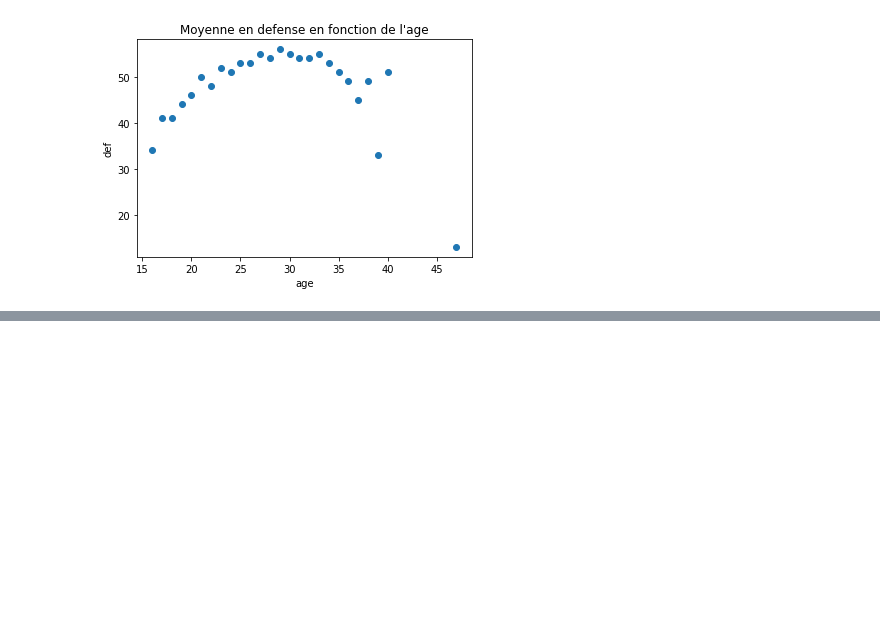
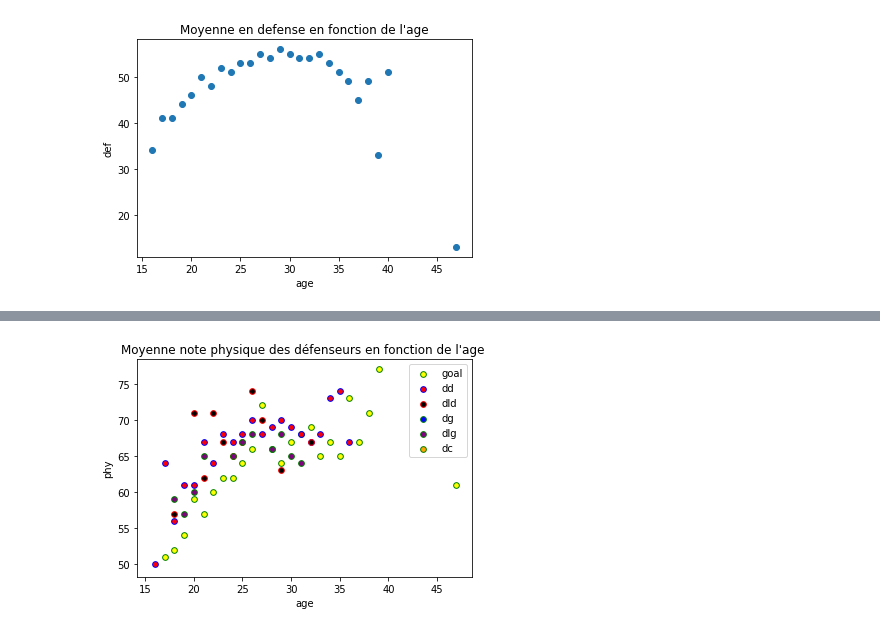
Before and after one commit to enzomasson25/football_data_science, a Jupyter notebook: AnalyseCSV.ipynb, the cells around one changed output, grey strips where cells are left out. Saved outputs shown, nothing was run; the diff lists cells and outputs as text; code cells hidden in the pictures; blank space fills up the shorter version.

```diff
--- a/AnalyseCSV.ipynb
+++ b/AnalyseCSV.ipynb
@@ -4,6 +4,9 @@ import pandas as pd
 import numpy as np
 
 dataframe = pd.read_csv("players.csv")
+
+position = dataframe.Position
+
 age = dataframe.Age
 pot = dataframe.Potential
 
@@ -17,7 +20,7 @@ phy = dataframe.PHY
 
 
 
-plt.scatter(x,y)
+plt.scatter(age,pot)
 plt.xlabel('age')
 plt.ylabel('potential')
 plt.title('Graphe potentiel en fonction de l\'age')
@@ -125,0 +129,56 @@ plt.show()
+# %%
+def calculMoyAgePoste(tabAgeCplt,tabValCplt,tabPosCplt):
+    ageAndPosi = []
+    moy = []
+    for i in range(0,len(tabAgeCplt)):
+        if [tabAgeCplt[i],tabPosCplt[i]] not in ageAndPosi:
+            ageAndPosi.append([tabAgeCplt[i],tabPosCplt[i]])
+            moy.append([tabValCplt[i],1])
+        else:
+            rang = ageAndPosi.index([tabAgeCplt[i],tabPosCplt[i]])
+            moy[rang] = [moy[rang][0]+tabValCplt[i],moy[rang][1]+1]
+    moyFinale = []
+    for elem in moy:
+        moyFinale.append(int(elem[0]/elem[1]))
+
+    for i in range(0,len(ageAndPosi)):
+        ageAndPosi[i].append(moyFinale[i])
+
+    return ageAndPosi
+
+
+def parPoste(tab,poste):
+    tabPoste = []
+    for i in range(len(tab)):
+        if tab[i][1] == poste:
+            tabPoste.append(tab[i])
+    return tabPoste
+
+
+import numpy as np
+
+x = calculMoyAgePoste(age,phy,position)
+goal = parPoste(x,'GK')
+dd = parPoste(x,'RB')
+dld = parPoste(x,'RWB')
+dg = parPoste(x,'RG')
+dlg = parPoste(x,'LWB')
+dc = parPoste(x,'CD')
+
+truc = [i[0] for i in x]
+plt.scatter([i[0] for i in goal], [i[2] for i in goal], s = 130, c = 'yellow', marker = '.', edgecolors = 'green', label="goal")
+plt.scatter([i[0] for i in dd], [i[2] for i in dd], s = 130, c = 'red', marker = '.', edgecolors = 'blue',label="dd")
+plt.scatter([i[0] for i in dld], [i[2] for i in dld], s = 130, c = 'black', marker = '.', edgecolors = 'red',label="dld")
+plt.scatter([i[0] for i in dg], [i[2] for i in dg], s = 130, c = 'blue', marker = '.', edgecolors = 'green',label="dg")
+plt.scatter([i[0] for i in dlg], [i[2] for i in dlg], s = 130, c = 'purple', marker = '.', edgecolors = 'green',label="dlg")
+plt.scatter([i[0] for i in dc], [i[2] for i in dc], s = 130, c = 'orange', marker = '.', edgecolors = 'green',label="dc")
+
+
+
+plt.xlabel('age')
+plt.ylabel('phy')
+plt.legend()
+plt.title('Moyenne note physique des défenseurs en fonction de l\'age ')
+plt.show()
+# %% [output]
+[figure, added]
```
Also changed, not shown: parts of 4 cells of this notebook.
